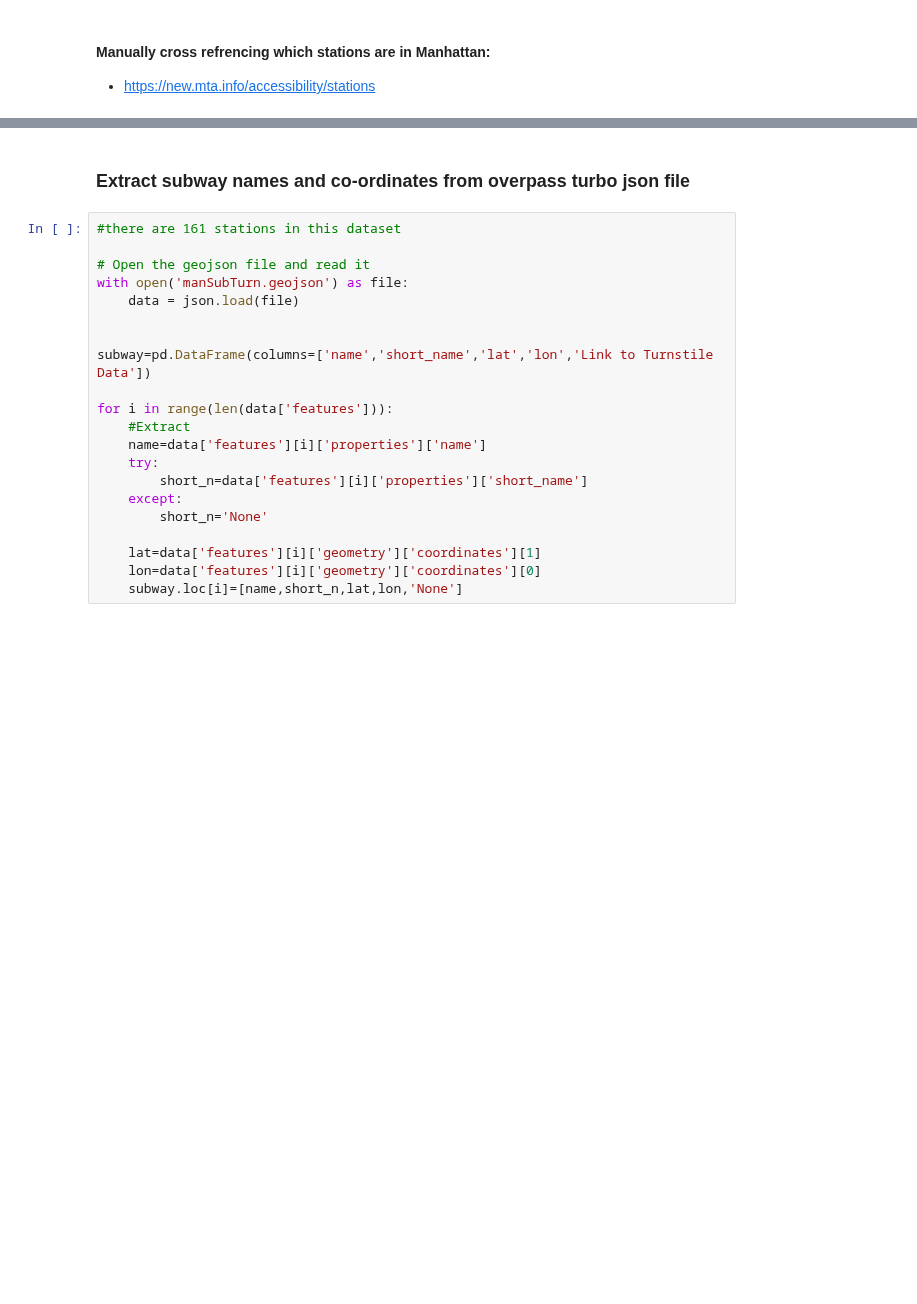
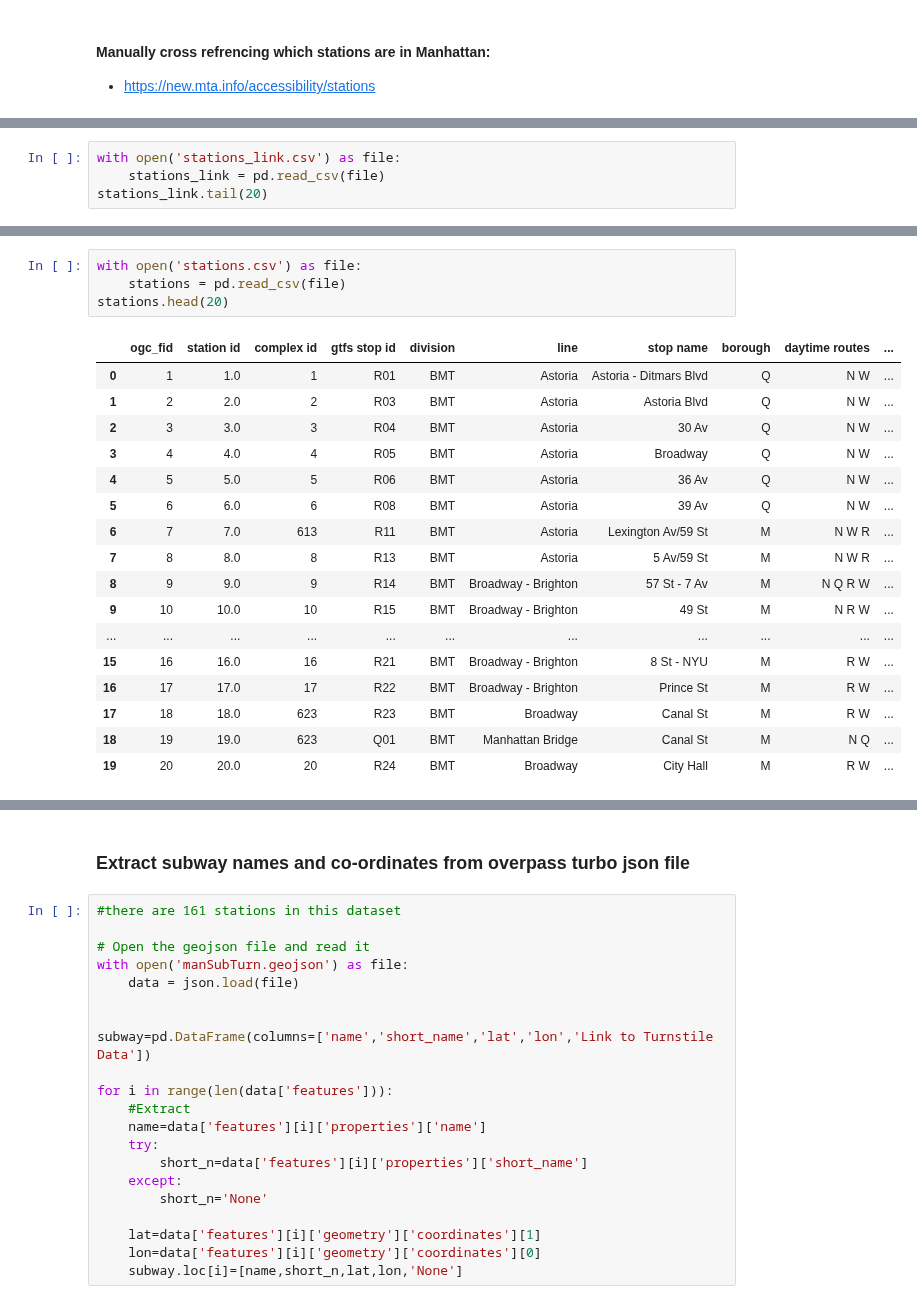
Before and after one commit to Fei117117/NYSeeNow, a Jupyter notebook: NYSeeNow-ML/SubwayData/subway.ipynb, the cells around one changed output, grey strips where cells are left out. Drawn from its saved outputs; the diff is of its cells as text; blank space fills up the shorter version.

```diff
--- a/NYSeeNow-ML/SubwayData/subway.ipynb
+++ b/NYSeeNow-ML/SubwayData/subway.ipynb
@@ -12,0 +18,4 @@ import pandas as pd
+# %%
+with open('stations_link.csv') as file:
+    stations_link = pd.read_csv(file)
+stations_link.tail(20)
@@ -12,0 +86,22 @@ import pandas as pd
+# %%
+with open('stations.csv') as file:
+    stations = pd.read_csv(file)
+stations.head(20)
+# %% [output]
+|  | ogc_fid | station id | complex id | gtfs stop id | division | line | stop name | borough | daytime routes | ... |
+| 0 | 1 | 1.0 | 1 | R01 | BMT | Astoria | Astoria - Ditmars Blvd | Q | N W | ... |
+| 1 | 2 | 2.0 | 2 | R03 | BMT | Astoria | Astoria Blvd | Q | N W | ... |
+| 2 | 3 | 3.0 | 3 | R04 | BMT | Astoria | 30 Av | Q | N W | ... |
+| 3 | 4 | 4.0 | 4 | R05 | BMT | Astoria | Broadway | Q | N W | ... |
+| 4 | 5 | 5.0 | 5 | R06 | BMT | Astoria | 36 Av | Q | N W | ... |
+| 5 | 6 | 6.0 | 6 | R08 | BMT | Astoria | 39 Av | Q | N W | ... |
+| 6 | 7 | 7.0 | 613 | R11 | BMT | Astoria | Lexington Av/59 St | M | N W R | ... |
+| 7 | 8 | 8.0 | 8 | R13 | BMT | Astoria | 5 Av/59 St | M | N W R | ... |
+| 8 | 9 | 9.0 | 9 | R14 | BMT | Broadway - Brighton | 57 St - 7 Av | M | N Q R W | ... |
+| 9 | 10 | 10.0 | 10 | R15 | BMT | Broadway - Brighton | 49 St | M | N R W | ... |
+| ... | ... | ... | ... | ... | ... | ... | ... | ... | ... | ... |
+| 15 | 16 | 16.0 | 16 | R21 | BMT | Broadway - Brighton | 8 St - NYU | M | R W | ... |
+| 16 | 17 | 17.0 | 17 | R22 | BMT | Broadway - Brighton | Prince St | M | R W | ... |
+| 17 | 18 | 18.0 | 623 | R23 | BMT | Broadway | Canal St | M | R W | ... |
+| 18 | 19 | 19.0 | 623 | Q01 | BMT | Manhattan Bridge | Canal St | M | N Q | ... |
+| 19 | 20 | 20.0 | 20 | R24 | BMT | Broadway | City Hall | M | R W | ... |
```
Also changed, not shown: parts of 10 cells of this notebook, 2 other files.
